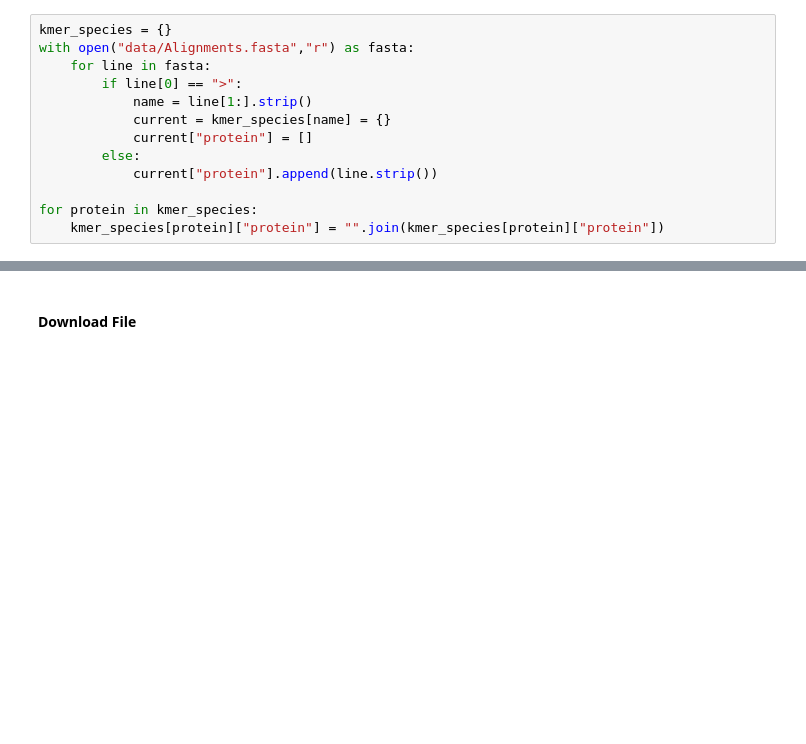
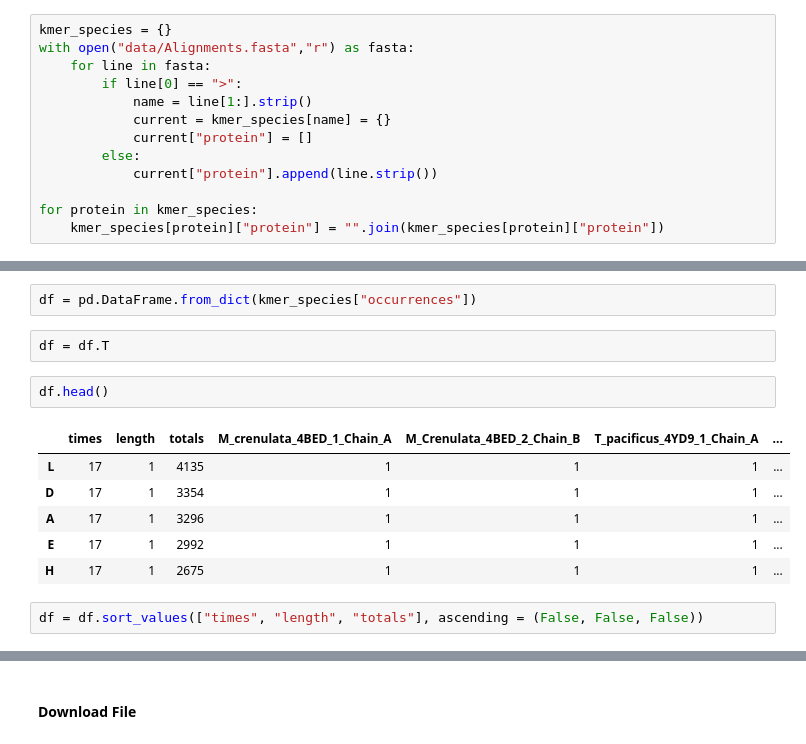
Before and after one commit to mcruggiero/KLH_Research, a Jupyter notebook: Key Hole Limpet Hemocyanin.ipynb, the cells around one changed output, grey strips where cells are left out. Saved outputs shown, nothing was run; the diff lists cells and outputs as text; blank space fills up the shorter version.

```diff
--- a/Key Hole Limpet Hemocyanin.ipynb
+++ b/Key Hole Limpet Hemocyanin.ipynb
@@ -718,0 +716,15 @@ kmer_species["H_diversicolor_Chain_B"]
+# %%
+df = pd.DataFrame.from_dict(kmer_species["occurrences"])
+# %%
+df = df.T
+# %%
+df.head()
+# %% [output]
+|  | times | length | totals | M_crenulata_4BED_1_Chain_A | M_Crenulata_4BED_2_Chain_B | T_pacificus_4YD9_1_Chain_A | ... |
+| L | 17 | 1 | 4135 | 1 | 1 | 1 | ... |
+| D | 17 | 1 | 3354 | 1 | 1 | 1 | ... |
+| A | 17 | 1 | 3296 | 1 | 1 | 1 | ... |
+| E | 17 | 1 | 2992 | 1 | 1 | 1 | ... |
+| H | 17 | 1 | 2675 | 1 | 1 | 1 | ... |
+# %%
+df = df.sort_values(["times", "length", "totals"], ascending = (False, False, False))
```
Also changed, not shown: parts of 10 cells of this notebook, 2 other files.
